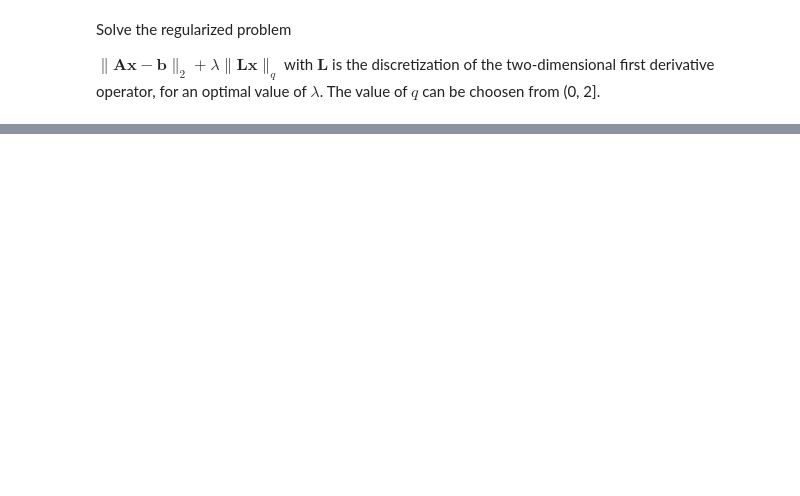
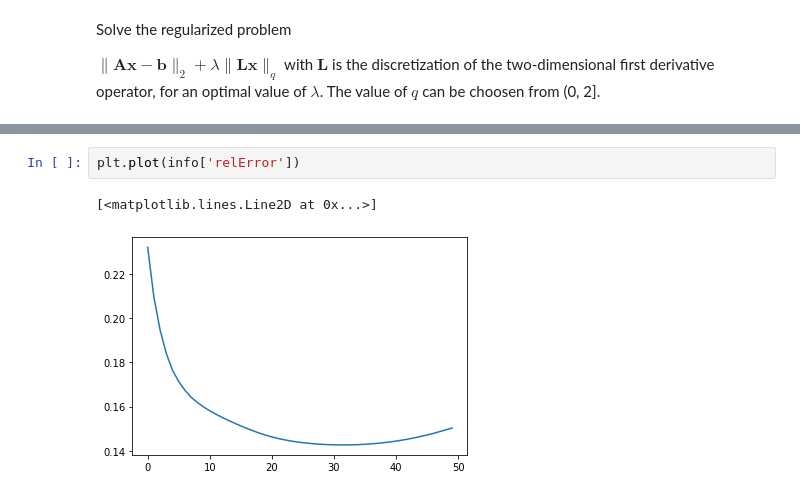
Before and after one commit to mpasha3/trips-py, a Jupyter notebook: tripspy/demo_ill-posedness_Deblurring.ipynb, the cells around one changed output, grey strips where cells are left out. Drawn from its saved outputs; the diff is of its cells as text; blank space fills up the shorter version.

```diff
--- a/tripspy/demo_ill-posedness_Deblurring.ipynb
+++ b/tripspy/demo_ill-posedness_Deblurring.ipynb
@@ -197,0 +199,5 @@ plt.subplot(1,3,3), plt.title('x_mmgks'), plt.axis('off'), plt.imshow(x_mmgks.re
+# %%
+plt.plot(info['relError'])
+# %% [output]
+[<matplotlib.lines.Line2D at 0x...>]
+[figure, added]
```
Also changed, not shown: parts of 3 cells of this notebook, 3 other files.
